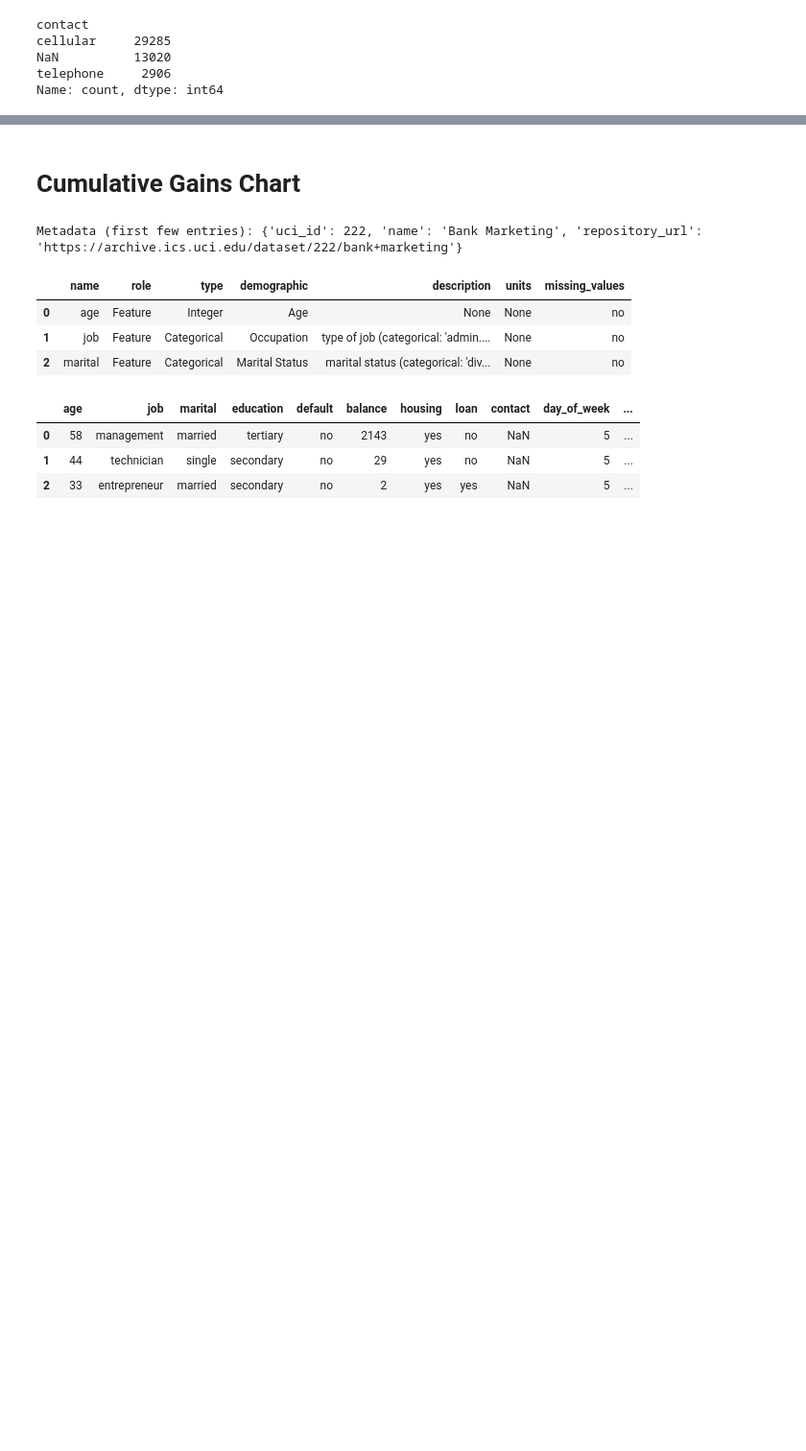
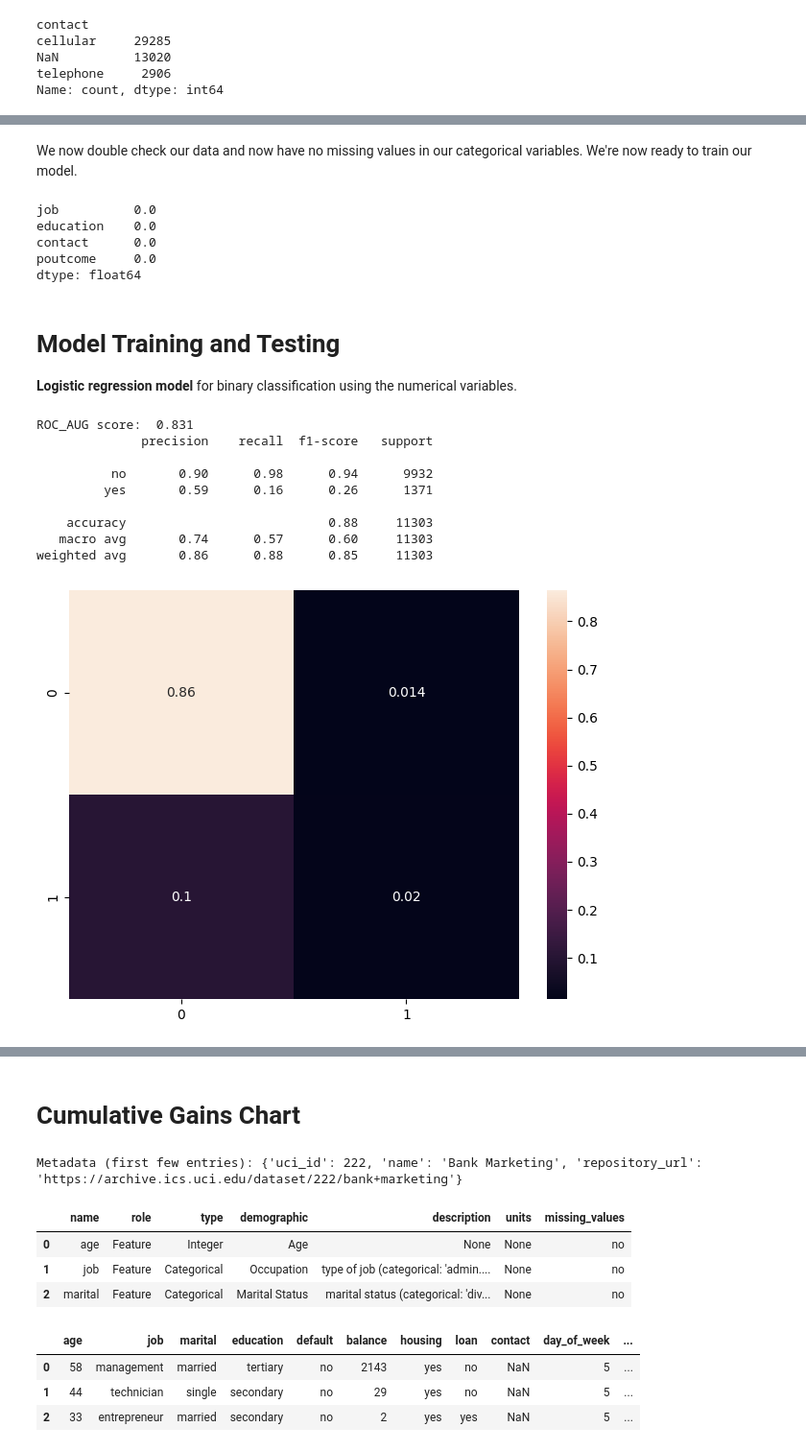
Before and after one commit to josuesandoval-beep/Final-Project-Bank-Marketing, a Jupyter notebook: Final_Project_Bank_Marketing.ipynb, the cells around one changed output, grey strips where cells are left out. Shown at 96% size. Cells and saved outputs as stored; diff of their text form; code cells hidden in the pictures; blank space fills up the shorter version.

```diff
--- a/Final_Project_Bank_Marketing.ipynb
+++ b/Final_Project_Bank_Marketing.ipynb
@@ -244,0 +257,67 @@ Name: count, dtype: int64
+# %%
+#replace NaN values to strings of 'unknown'
+#we only change null values to strings of 'NaN' in poutcome
+bankdata['poutcome'] = bankdata['poutcome'].fillna('NaN')
+bankdata['contact'] = bankdata['contact'].fillna('unknown')
+bankdata['education'] = bankdata['education'].fillna('unknown')
+bankdata['job'] = bankdata['job'].fillna('unknown')
+# %% [markdown]
+We now double check our data and now have no missing values in our categorical variables. We're now ready to train our model.
+# %%
+#colmns that have missing values
+m_cols = ['job','education','contact','poutcome']
+missing_percentages = bankdata[m_cols].isnull().mean() * 100
+print(missing_percentages.sort_values(ascending=False))
+# %% [output]
+job          0.0
+education    0.0
+contact      0.0
+poutcome     0.0
+dtype: float64
+# %% [markdown]
+# Model Training and Testing
+**Logistic regression model** for binary classification using the numerical variables.
+# %%
+#split dataset into feature and target variables
+X = bankdata[num_cols]
+y = bankdata['y']
+
+#split X and y into training and testing sets
+X_train, X_test, y_train, y_test = train_test_split(X, y, test_size=0.25, random_state=16)
+
+#normalize the training and testing data
+scaler = StandardScaler()
+X_train_scaled = scaler.fit_transform(X_train)
+X_test_scaled = scaler.fit_transform(X_test)
+
+# instantiate the logistic model
+logreg = LogisticRegression(solver='liblinear',random_state=16)
+
+# fit the model with numerical data
+logreg.fit(X_train_scaled, y_train)
+
+#predict using test set
+y_pred = logreg.predict(X_test_scaled)
+
+#get relavent metrics
+roc_score = metrics.roc_auc_score(y_test, logreg.predict_proba(X_test_scaled)[:, 1])
+cla_rep = metrics.classification_report(y_test, y_pred,zero_division=0)
+cnf_matrix = metrics.confusion_matrix(y_test, y_pred,normalize='all')
+
+#display metric results
+print(f"ROC_AUG score: {roc_score: .3f}")
+print(cla_rep)
+sns.heatmap(pd.DataFrame(cnf_matrix), annot=True )
+plt.tight_layout()
+plt.show()
+# %% [output]
+ROC_AUG score:  0.831
+              precision    recall  f1-score   support
+
+          no       0.90      0.98      0.94      9932
+         yes       0.59      0.16      0.26      1371
+
+    accuracy                           0.88     11303
+   macro avg       0.74      0.57      0.60     11303
+weighted avg       0.86      0.88      0.85     11303
+[figure, added]
```
Also changed, not shown: parts of 11 cells of this notebook.
